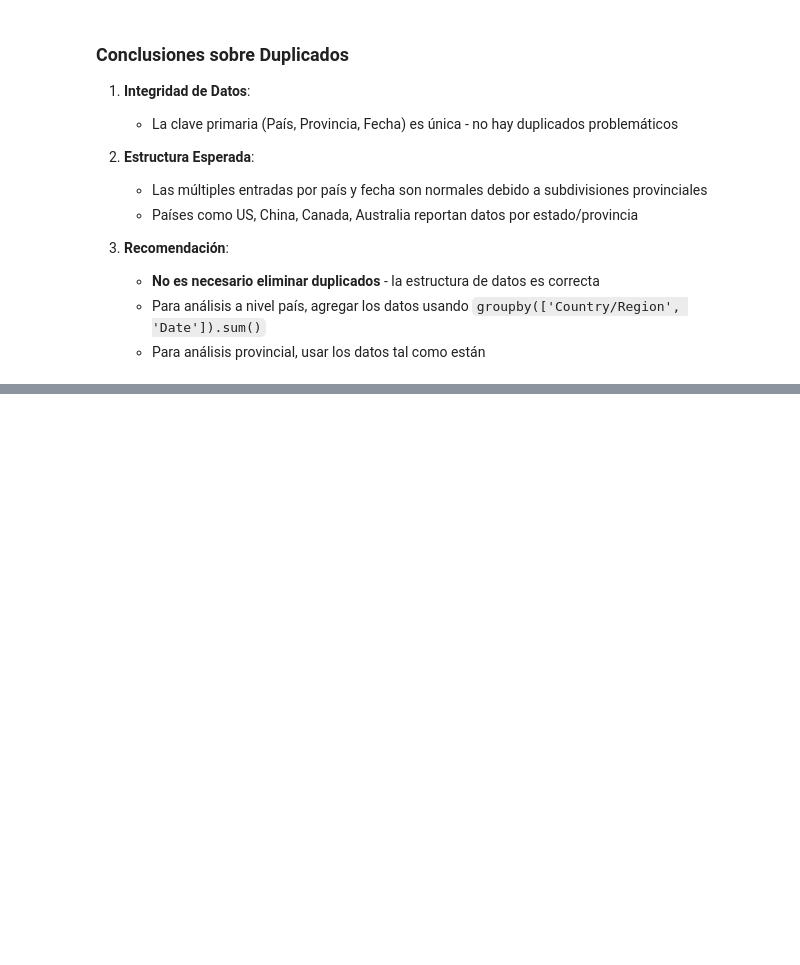
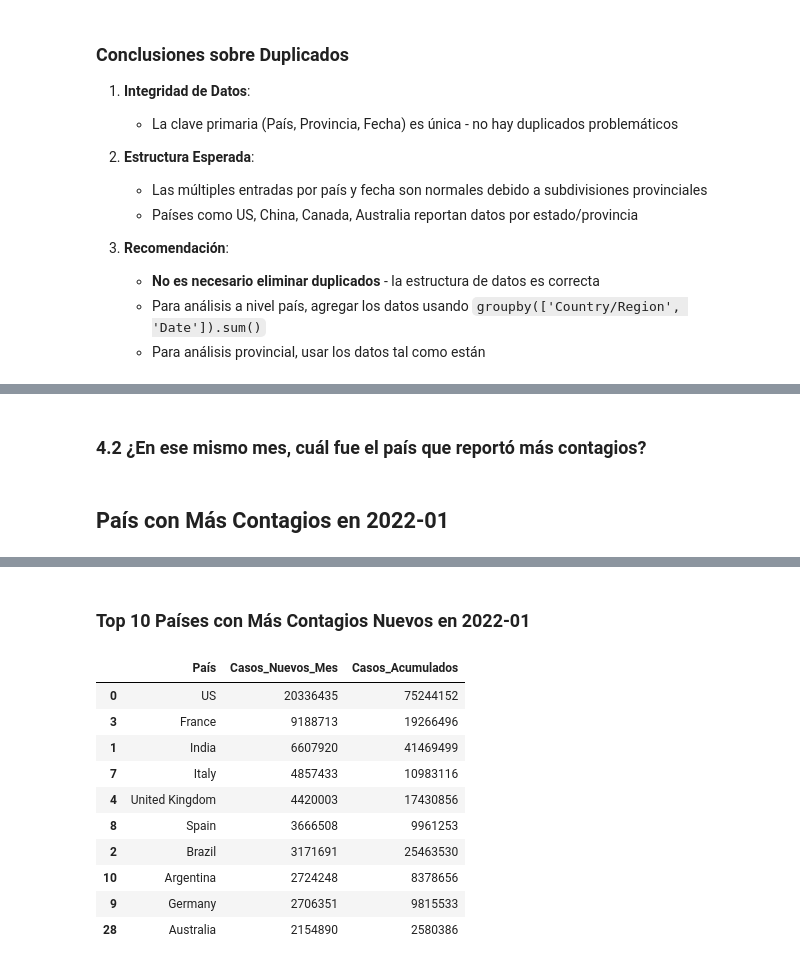
Before and after one commit to esilvas1/Activity3_Data_Management, a Jupyter notebook: Notebook/EDA.ipynb, the cells around one changed output, grey strips where cells are left out. Cells and saved outputs as stored; diff of their text form; code cells hidden in the pictures; blank space fills up the shorter version.

```diff
--- a/Notebook/EDA.ipynb
+++ b/Notebook/EDA.ipynb
@@ -642,0 +714,66 @@ else:
+# %% [markdown]
+### 4.2 ¿En ese mismo mes, cuál fue el país que reportó más contagios?
+# %%
+from IPython.display import display, Markdown
+
+# Obtener el mes con más contagios (ya calculado anteriormente)
+mes_maximo = mes_max_contagios['Año-Mes']
+
+display(Markdown(f"""
+## País con Más Contagios en {mes_maximo}
+"""))
+
+# Filtrar datos del mes con más contagios
+df_mes_max = df_long[df_long['Year-Month'] == mes_maximo].copy()
+
+# Obtener el último día de ese mes
+fecha_ultimo_dia = df_mes_max['Date'].max()
+
+# Filtrar solo el último día del mes
+df_ultimo_dia_mes = df_mes_max[df_mes_max['Date'] == fecha_ultimo_dia]
+
+# Agrupar por país y sumar casos (para incluir provincias)
+casos_por_pais = df_ultimo_dia_mes.groupby('Country/Region')['Cases'].sum().reset_index()
+casos_por_pais.columns = ['País', 'Casos_Acumulados']
+
+# Ordenar de mayor a menor
+casos_por_pais = casos_por_pais.sort_values('Casos_Acumulados', ascending=False)
+
+# Calcular casos nuevos del mes por país
+# Obtener casos del mes anterior
+periodo_anterior = mes_maximo - 1
+df_mes_anterior = df_long[df_long['Year-Month'] == periodo_anterior].copy()
+fecha_ultimo_dia_anterior = df_mes_anterior['Date'].max()
+df_ultimo_dia_anterior = df_mes_anterior[df_mes_anterior['Date'] == fecha_ultimo_dia_anterior]
+
+casos_mes_anterior = df_ultimo_dia_anterior.groupby('Country/Region')['Cases'].sum().reset_index()
+casos_mes_anterior.columns = ['País', 'Casos_Mes_Anterior']
+
+# Merge y calcular diferencia
+casos_por_pais = casos_por_pais.merge(casos_mes_anterior, on='País', how='left')
+casos_por_pais['Casos_Nuevos_Mes'] = casos_por_pais['Casos_Acumulados'] - casos_por_pais['Casos_Mes_Anterior'].fillna(0)
+
+# Ordenar por casos nuevos
+casos_por_pais = casos_por_pais.sort_values('Casos_Nuevos_Mes', ascending=False)
+
+# País con más contagios nuevos
+pais_max = casos_por_pais.iloc[0]
+
+display(Markdown(f"""
+### Resultado:
+
+**País con más contagios nuevos en {mes_maximo}:**
+
+- **País:** {pais_max['País']}
+- **Casos nuevos en {mes_maximo}:** {pais_max['Casos_Nuevos_Mes']:,.0f}
+- **Total acumulado al final del mes:** {pais_max['Casos_Acumulados']:,.0f}
+
+---
+"""))
+
+# Mostrar Top 10 países con más contagios nuevos ese mes
+display(Markdown(f"### Top 10 Países con Más Contagios Nuevos en {mes_maximo}"))
+display(casos_por_pais[['País', 'Casos_Nuevos_Mes', 'Casos_Acumulados']].head(10))
+# %% [output]
+
+## País con Más Contagios en 2022-01
@@ -642,0 +790,12 @@ else:
+### Top 10 Países con Más Contagios Nuevos en 2022-01
+|  | País | Casos_Nuevos_Mes | Casos_Acumulados |
+| 0 | US | 20336435 | 75244152 |
+| 3 | France | 9188713 | 19266496 |
+| 1 | India | 6607920 | 41469499 |
+| 7 | Italy | 4857433 | 10983116 |
+| 4 | United Kingdom | 4420003 | 17430856 |
+| 8 | Spain | 3666508 | 9961253 |
+| 2 | Brazil | 3171691 | 25463530 |
+| 10 | Argentina | 2724248 | 8378656 |
+| 9 | Germany | 2706351 | 9815533 |
+| 28 | Australia | 2154890 | 2580386 |
```
Also changed, not shown: parts of 4 cells of this notebook.
